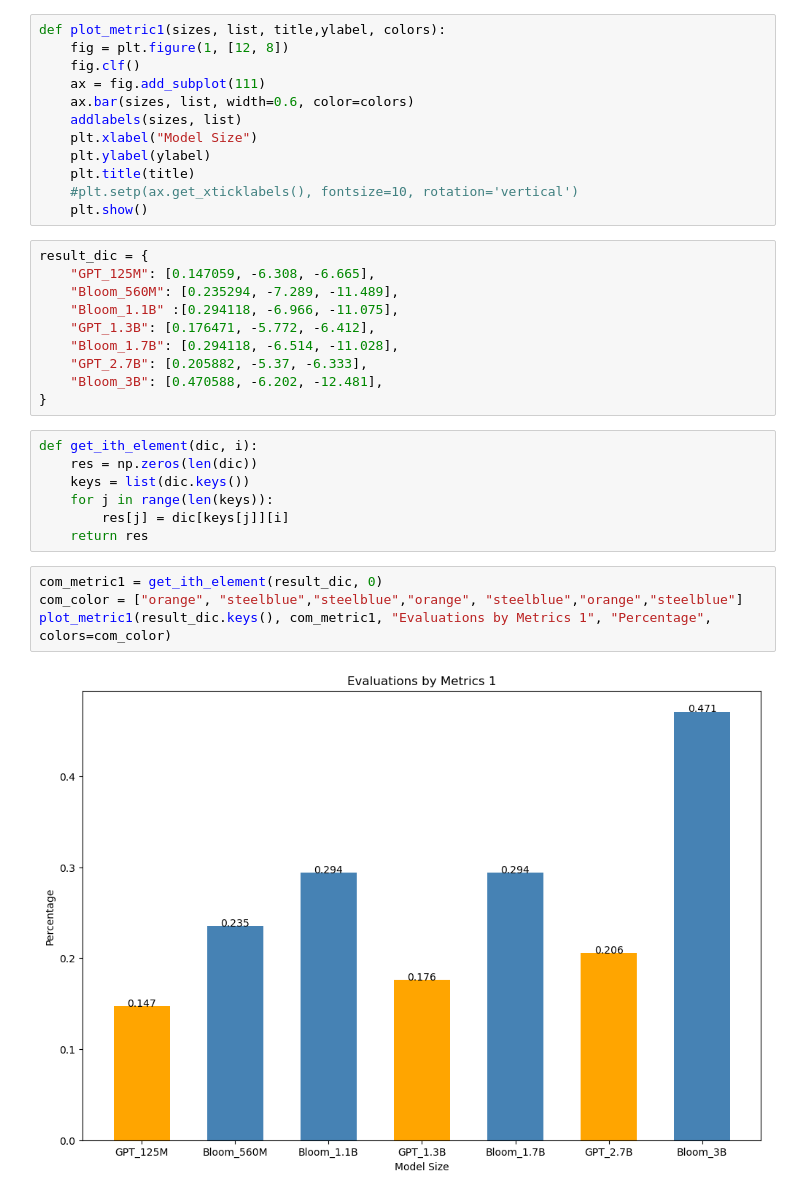
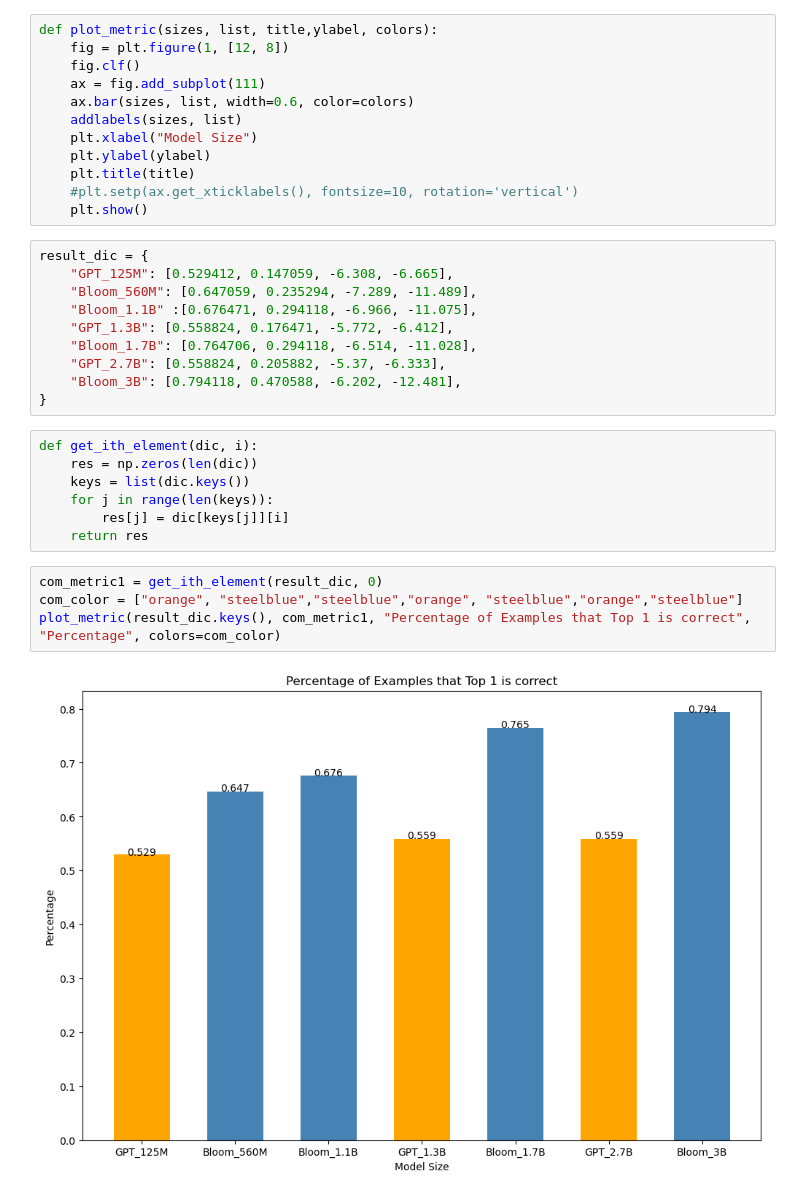
Before and after one commit to mk322/contextual-word-level-translation, a Jupyter notebook: plot.ipynb, the cells around one changed output. Drawn from its saved outputs; the diff is of its cells as text.

```diff
--- a/plot.ipynb
+++ b/plot.ipynb
@@ -6,7 +6,7 @@ def addlabels(x,y):
     for i in range(len(x)):
         plt.text(i, round(y[i],3), round(y[i],3), ha = 'center')
 # %%
-def plot_metric1(sizes, list, title,ylabel, colors):
+def plot_metric(sizes, list, title,ylabel, colors):
     fig = plt.figure(1, [12, 8])
     fig.clf()
     ax = fig.add_subplot(111)
@@ -19,13 +19,13 @@ def plot_metric1(sizes, list, title,ylabel, colors):
     plt.show()
 # %%
 result_dic = {
-    "GPT_125M": [0.147059, -6.308, -6.665],
-    "Bloom_560M": [0.235294, -7.289, -11.489],
-    "Bloom_1.1B" :[0.294118, -6.966, -11.075],
-    "GPT_1.3B": [0.176471, -5.772, -6.412],
-    "Bloom_1.7B": [0.294118, -6.514, -11.028],
-    "GPT_2.7B": [0.205882, -5.37, -6.333],
-    "Bloom_3B": [0.470588, -6.202, -12.481],
+    "GPT_125M": [0.529412, 0.147059, -6.308, -6.665],
+    "Bloom_560M": [0.647059, 0.235294, -7.289, -11.489],
+    "Bloom_1.1B" :[0.676471, 0.294118, -6.966, -11.075],
+    "GPT_1.3B": [0.558824, 0.176471, -5.772, -6.412],
+    "Bloom_1.7B": [0.764706, 0.294118, -6.514, -11.028],
+    "GPT_2.7B": [0.558824, 0.205882, -5.37, -6.333],
+    "Bloom_3B": [0.794118, 0.470588, -6.202, -12.481],
 }
 # %%
 def get_ith_element(dic, i):
@@ -37,6 +37,6 @@ def get_ith_element(dic, i):
 # %%
 com_metric1 = get_ith_element(result_dic, 0)
 com_color = ["orange", "steelblue","steelblue","orange", "steelblue","orange","steelblue"]
-plot_metric1(result_dic.keys(), com_metric1, "Evaluations by Metrics 1", "Percentage", colors=com_color)
+plot_metric(result_dic.keys(), com_metric1, "Percentage of Examples that Top 1 is correct", "Percentage", colors=com_color)
 # %% [output]
-[figure, old version]
+[figure, new version]
```
Also changed, not shown: parts of 5 cells of this notebook, 13 other files.
